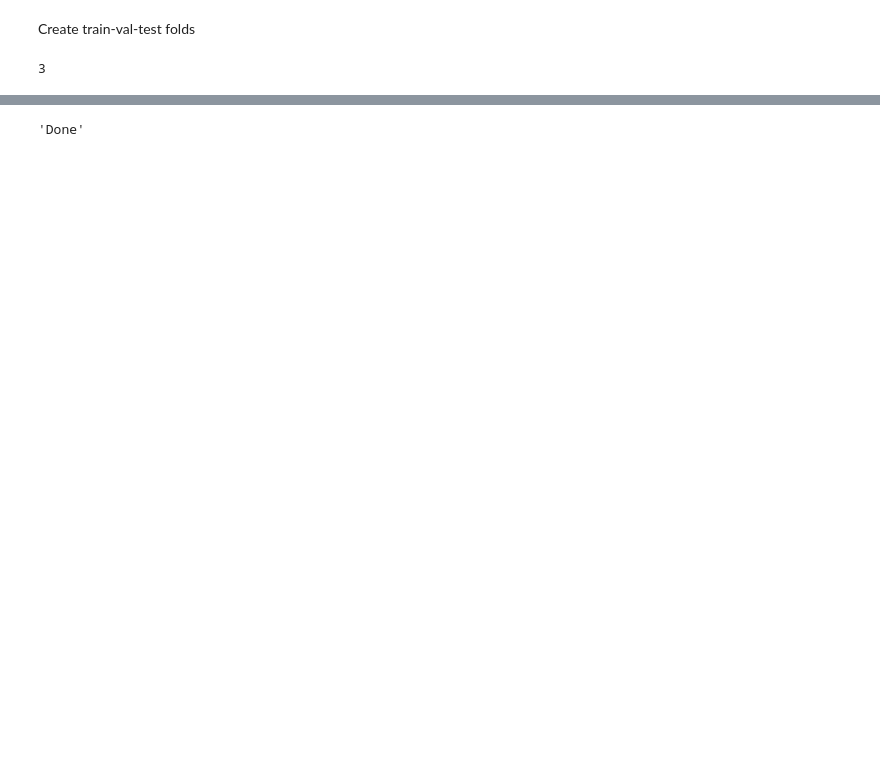
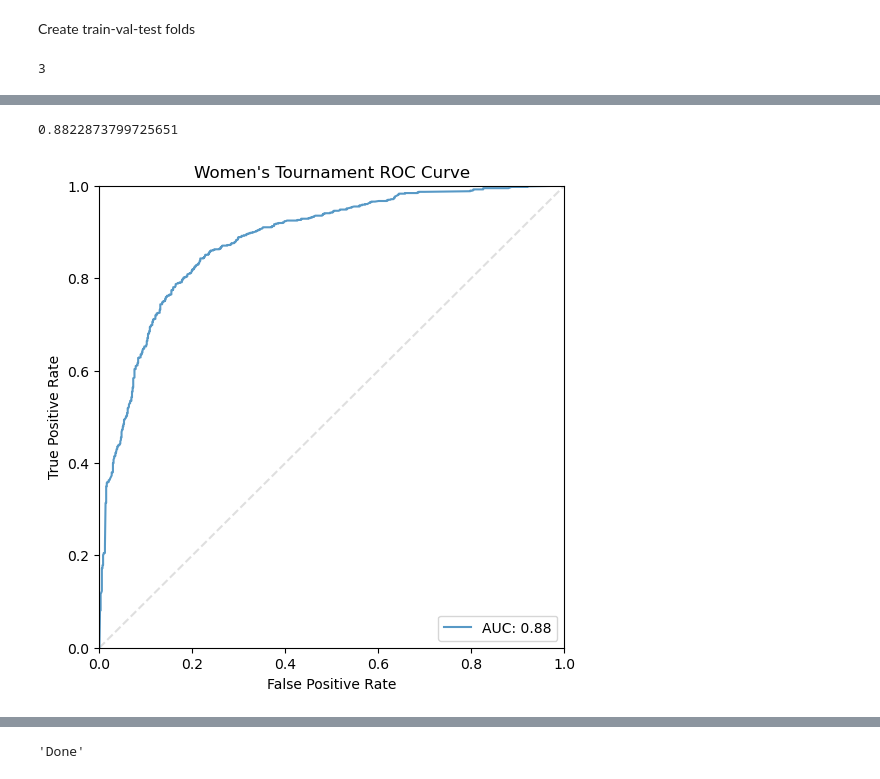
Before and after one commit to shughes1000/march-madness-2025, a Jupyter notebook: model_building/womens_model.ipynb, the cells around one changed output, grey strips where cells are left out. Cells and saved outputs as stored; diff of their text form; code cells hidden in the pictures; blank space fills up the shorter version.

```diff
--- a/model_building/womens_model.ipynb
+++ b/model_building/womens_model.ipynb
@@ -226,6 +231,7 @@ from lightgbm import LGBMClassifier
 import optuna
 import numpy as np
 
+testing_data = []
 def objective(trial, cv_data=cv_data):
     # model tuning
     params = {
@@ -248,7 +254,8 @@ def objective(trial, cv_data=cv_data):
     # cross validation
     y_actuals = []
     y_preds = []
-    for X_train, X_val, X_test, y_train, y_val, y_test in cv_data:
+    trial_testing_data = []
+    for X_train, X_val, X_test, y_train, y_val, y_test, df_test in cv_data:
         y_actuals.append(y_test)
 
         mod.fit(
@@ -257,8 +264,13 @@ def objective(trial, cv_data=cv_data):
             eval_set=(X_val, y_val),
         )
 
-        y_preds.append(mod.predict_proba(X_test)[:, 1])
+        predictions = mod.predict_proba(X_test)[:, 1]
+        y_preds.append(predictions)
 
+        df_test['Prediction'] = predictions
+        trial_testing_data.append(df_test)
+
+    testing_data.append(trial_testing_data)
     # return log_loss(np.hstack(y_actuals), np.hstack(y_preds))
     return brier_score_loss(np.hstack(y_actuals), np.hstack(y_preds))
 
@@ -302,0 +317,4 @@ optuna.importance.get_param_importances(study)
+# %%
+df_test = pd.concat(testing_data[study.best_trial.number], ignore_index=True)
+
+df_test
@@ -302,0 +335,31 @@ optuna.importance.get_param_importances(study)
+# %%
+from sklearn.metrics import roc_curve, auc
+
+fpr, tpr, threshold = roc_curve(df_test['Result'], df_test['Prediction'])
+
+auc_value = auc(fpr, tpr)
+
+auc_value
+# %% [output]
+0.8822873799725651
+# %%
+import matplotlib.pyplot as plt
+
+# plt.figure(figsize=(3.5, 3.5), dpi=400)
+plt.figure(figsize=(6, 6), dpi=100)
+
+plt.plot(fpr, tpr, label = f"AUC: {auc_value:.2f}", alpha=0.75)
+plt.axline([0, 0], [1, 1], color='gray', linestyle='--', alpha=0.25)
+
+plt.title("Women's Tournament ROC Curve")
+plt.xlabel("False Positive Rate")
+plt.ylabel("True Positive Rate")
+
+plt.legend(loc='lower right')
+
+plt.xlim(0.0, 1.0)
+plt.ylim(0.0, 1.0)
+
+plt.show()
+# %% [output]
+[figure, added]
```
Also changed, not shown: parts of 33 cells of this notebook, 1 other file.
